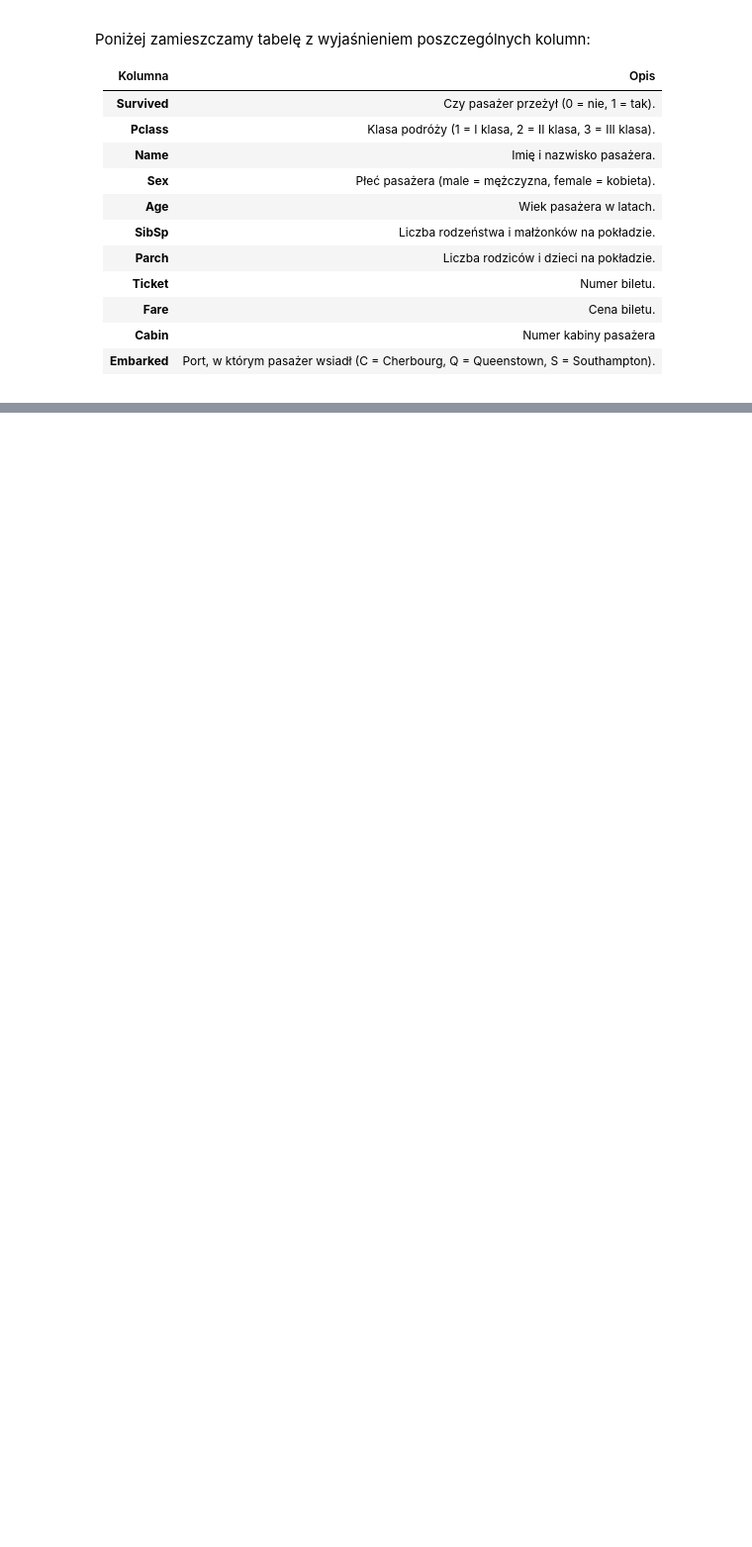
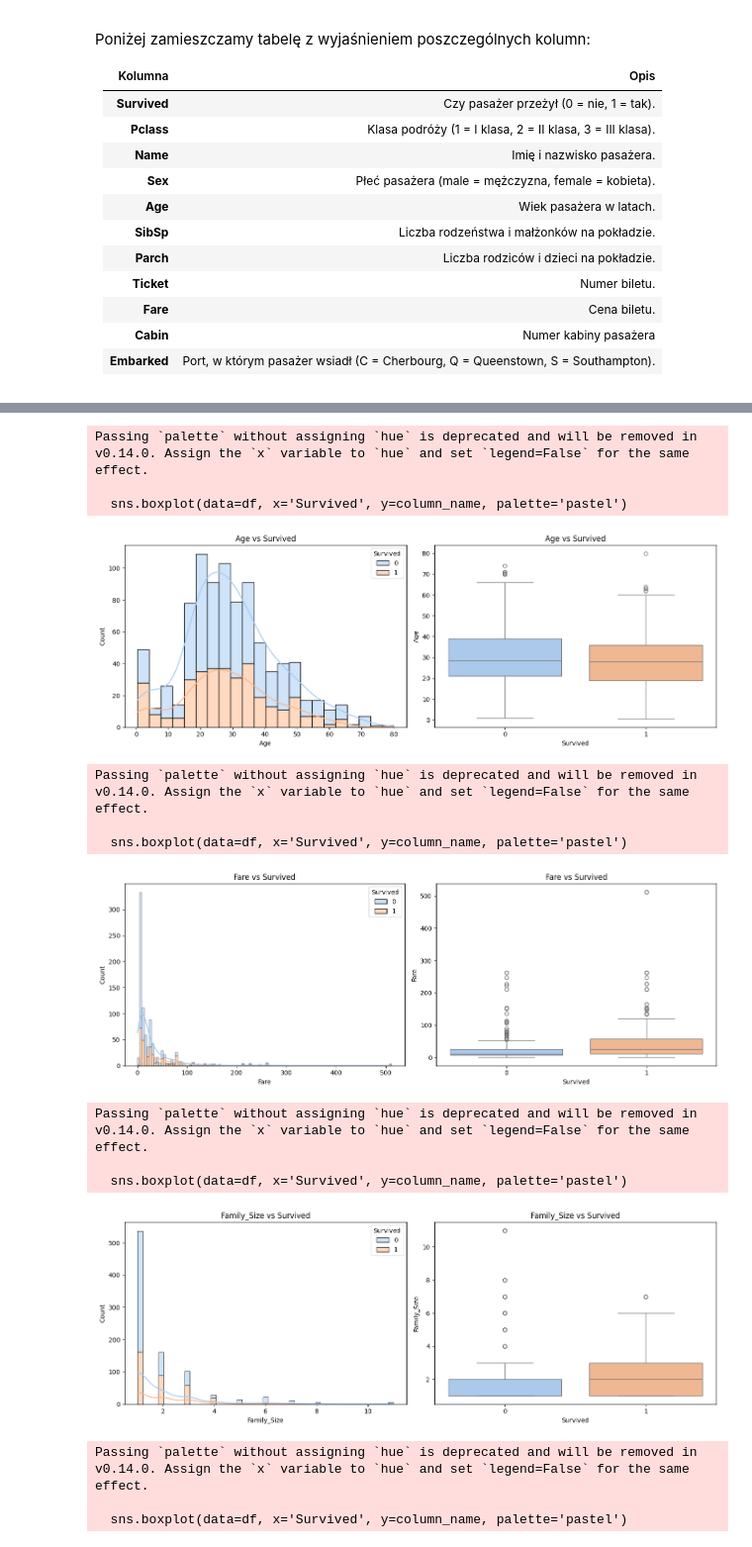
Before and after one commit to Solvro/ml-wakacyjne-wyzwanie-2026, a Jupyter notebook: 01_przetwarzanie_wizualizacja_danych/EDA_zadanie.ipynb, the cells around one changed output, grey strips where cells are left out. Shown at 99% size. Cells and saved outputs as stored; diff of their text form; code cells hidden in the pictures; blank space fills up the shorter version.

```diff
--- a/01_przetwarzanie_wizualizacja_danych/EDA_zadanie.ipynb
+++ b/01_przetwarzanie_wizualizacja_danych/EDA_zadanie.ipynb
@@ -81,0 +236,12 @@ array([nan, 'C', 'E', 'G', 'D', 'A', 'B', 'F', 'T'], dtype=object)
+# %%
+def find_outlier(df, column_name):
+    Q1 = df[column_name].quantile(0.25)
+    Q3 = df[column_name].quantile(0.75)
+    IQR = Q3 - Q1
+    if Q1 - 1.5 * IQR < 0: # kolumny, na których sprawdzamy outliery nie powinny mieć wartości ujemnych, więc za outlier musimy uznać także wszystko > 0
+      lower_bound = 0
+    else:
+      lower_bound = Q1 - 1.5 * IQR
+    upper_bound = Q3 + 1.5 * IQR
+    outliers = df[(df[column_name] < lower_bound) | (df[column_name] > upper_bound)]
+    return outliers, lower_bound, upper_bound
@@ -81,0 +281,38 @@ array([nan, 'C', 'E', 'G', 'D', 'A', 'B', 'F', 'T'], dtype=object)
+# %%
+def column_vs_survived(df, column_name):
+    plt.figure(figsize=(14, 5))
+
+    plt.subplot(1, 2, 1)
+    sns.histplot(data=df, x=column_name, hue='Survived', kde=True, palette='pastel', multiple='stack')
+    plt.title(f'{column_name} vs Survived')
+    plt.xlabel(column_name)
+    plt.ylabel('Count')
+
+    plt.subplot(1, 2, 2)
+    sns.boxplot(data=df, x='Survived', y=column_name, palette='pastel')
+    plt.title(f'{column_name} vs Survived')
+    plt.xlabel('Survived')
+    plt.ylabel(column_name)
+
+    plt.tight_layout()
+    plt.show()
+# %%
+column_names = ['Age', 'Fare', 'Family_Size', 'Has_Cabin']
+for name in column_names:
+  column_vs_survived(titanic_df, name)
+# %% [output]
+Passing `palette` without assigning `hue` is deprecated and will be removed in v0.14.0. Assign the `x` variable to `hue` and set `legend=False` for the same effect.
+
+  sns.boxplot(data=df, x='Survived', y=column_name, palette='pastel')
+[figure, added]
+Passing `palette` without assigning `hue` is deprecated and will be removed in v0.14.0. Assign the `x` variable to `hue` and set `legend=False` for the same effect.
+
+  sns.boxplot(data=df, x='Survived', y=column_name, palette='pastel')
+[figure, added]
+Passing `palette` without assigning `hue` is deprecated and will be removed in v0.14.0. Assign the `x` variable to `hue` and set `legend=False` for the same effect.
+
+  sns.boxplot(data=df, x='Survived', y=column_name, palette='pastel')
+[figure, added]
+Passing `palette` without assigning `hue` is deprecated and will be removed in v0.14.0. Assign the `x` variable to `hue` and set `legend=False` for the same effect.
+
+  sns.boxplot(data=df, x='Survived', y=column_name, palette='pastel')
```
Also changed, not shown: parts of 36 cells of this notebook.
